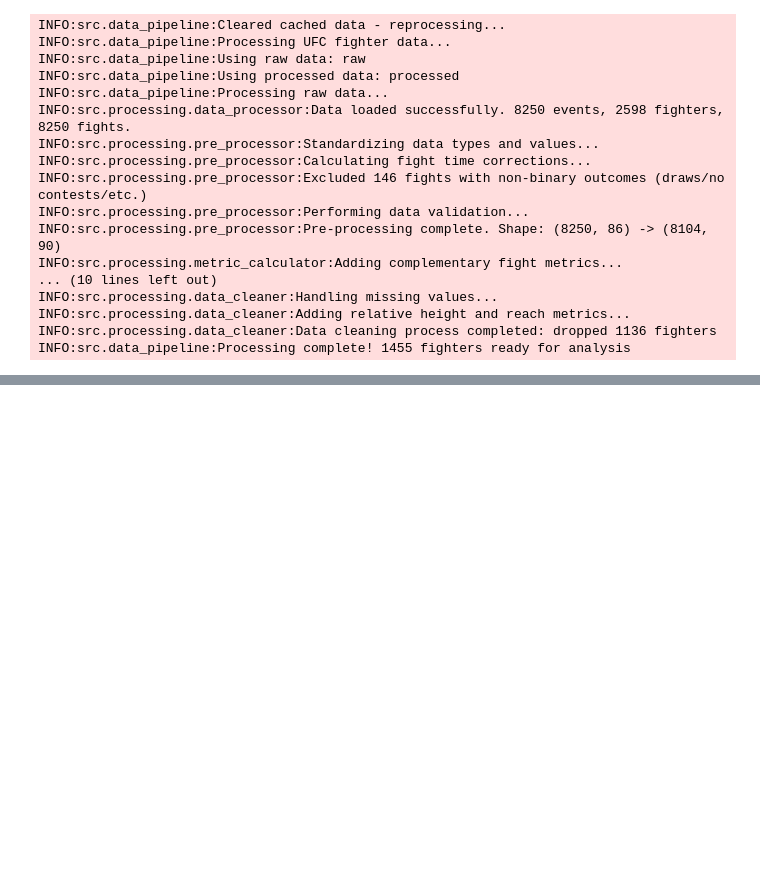
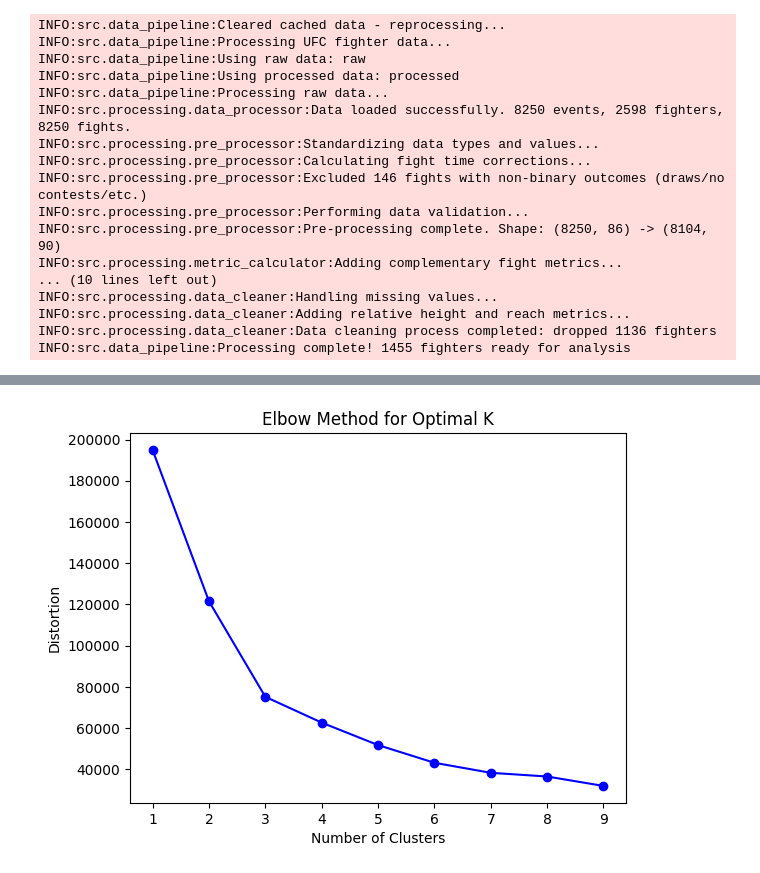
Before and after one commit to sgracia19/UFC_Fighter_Segmentation, a Jupyter notebook: notebooks/03_Clustering.ipynb, the cells around one changed output, grey strips where cells are left out. Drawn from its saved outputs; the diff is of its cells as text; code cells hidden in the pictures; blank space fills up the shorter version.

Commit message:
Work on clustering

```diff
--- a/notebooks/03_Clustering.ipynb
+++ b/notebooks/03_Clustering.ipynb
@@ -38,0 +80,15 @@ INFO:src.data_pipeline:Processing complete! 1455 fighters ready for analysis
+# %%
+distortions = []
+K = range(1, 10)
+for k in K:
+    kmeans = KMeans(n_clusters=k, n_init='auto')
+    kmeans.fit(fighter_df[corr_columns])
+    distortions.append(kmeans.inertia_)
+
+plt.plot(K, distortions, 'bo-')
+plt.xlabel('Number of Clusters')
+plt.ylabel('Distortion')
+plt.title('Elbow Method for Optimal K')
+plt.show()
+# %% [output]
+[figure, added]
```
Also changed, not shown: parts of 5 cells of this notebook.
